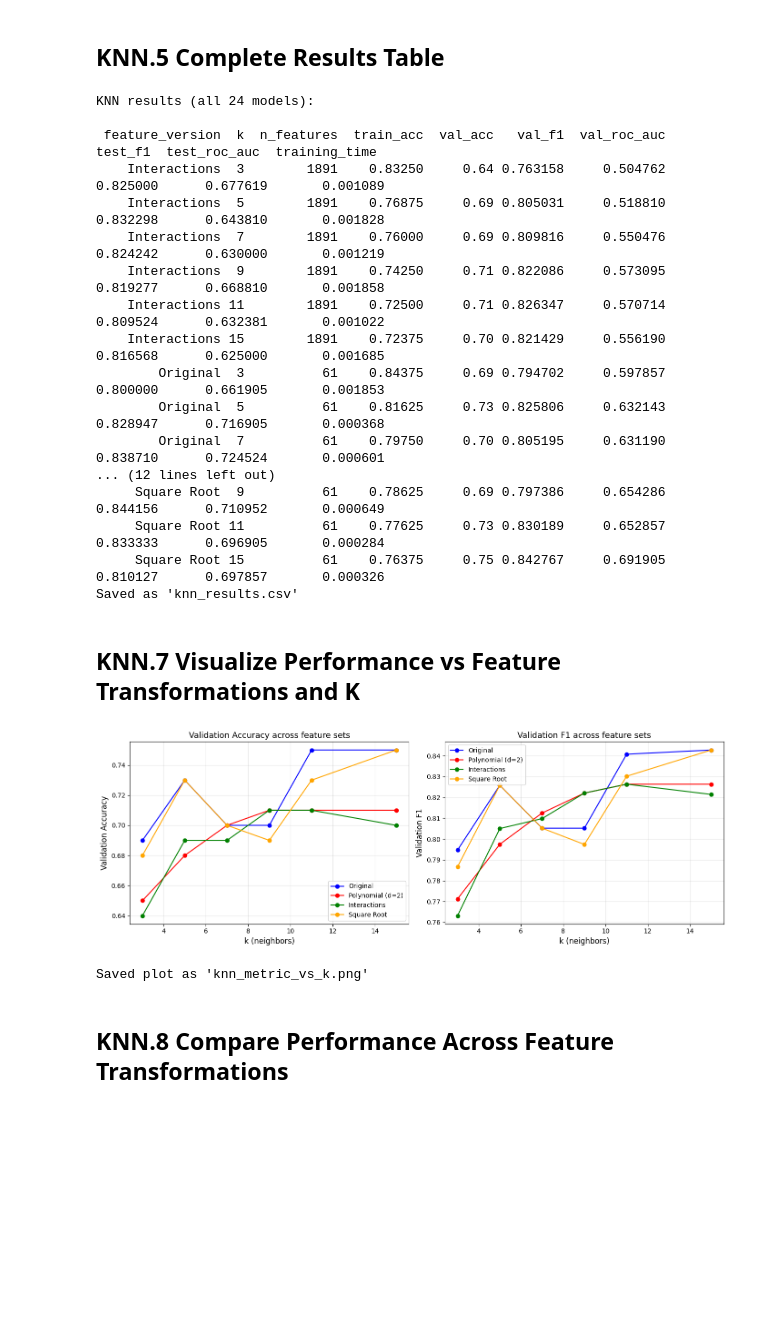
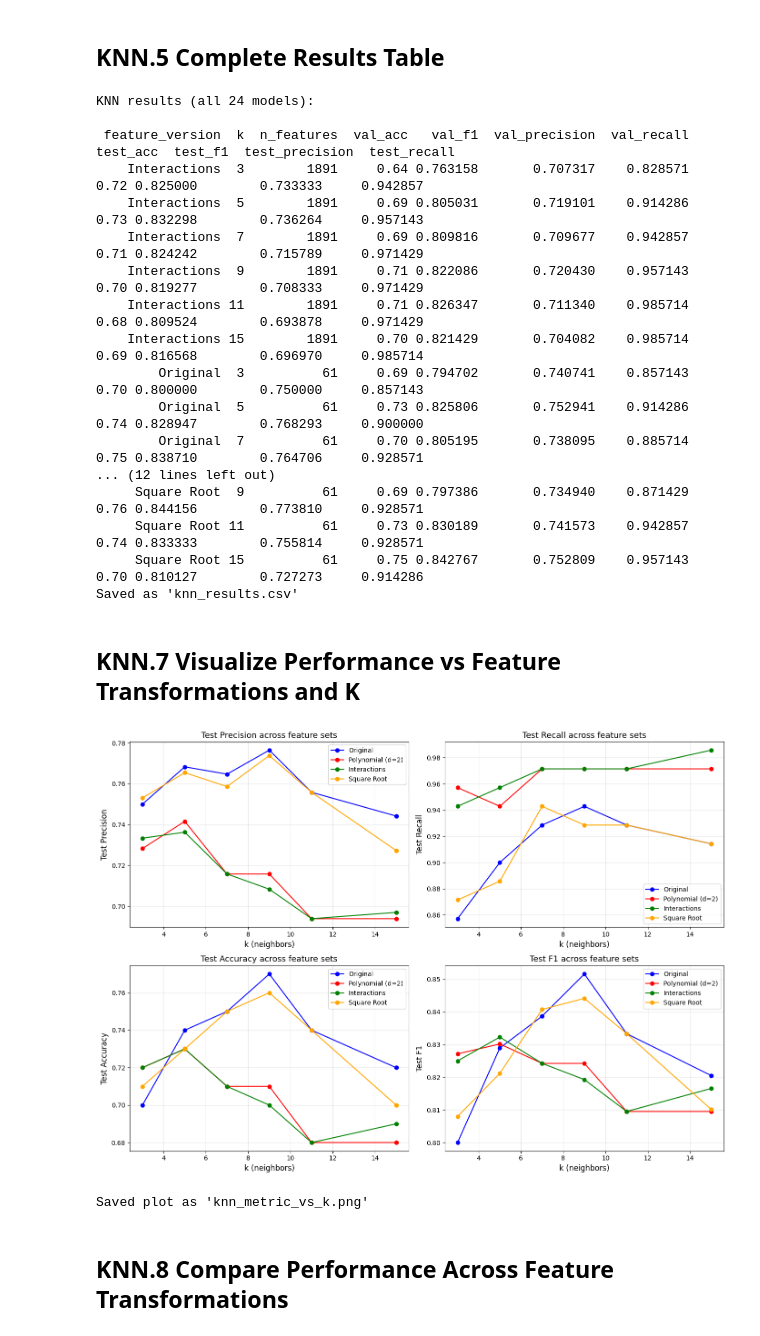
Before and after one commit to Zesan-Rahman/MachineLearningProject, a Jupyter notebook: Project.ipynb, the cells around one changed output. Saved outputs shown, nothing was run; the diff lists cells and outputs as text; code cells hidden in the pictures; blank space fills up the shorter version.

```diff
--- a/Project.ipynb
+++ b/Project.ipynb
@@ -406,5 +408,5 @@ for col in square_features:
     Z1_val[col + "_sq"] = Z1_val[col] ** 2
     Z1_test[col + "_sq"] = Z1_test[col] ** 2
 
-run_log_reg(Z1_train, y_train, Z1_val, y_val, Z1_test, y_test, "Z1: Squared Features credit_amount and age")
+run_log_reg(Z1_train, y_train, Z1_val, y_val, Z1_test, y_test, "Z1")
 # %% [output]
@@ -428,5 +432,5 @@ for col in cubic_features:
     Z2_val[col + "_cube"] = Z2_val[col] ** 3
     Z2_test[col + "_cube"] = Z2_test[col] ** 3
 
-run_log_reg(Z2_train, y_train, Z2_val, y_val, Z2_test, y_test, "Z2: Cubic Features")
+run_log_reg(Z2_train, y_train, Z2_val, y_val, Z2_test, y_test, "Z2")
 # %% [output]
@@ -453,5 +459,5 @@ Z3_train[f1 + "_x_" + f2 + "_x_" + f3 + "_x_" + f4] = Z3_train[f1] * Z3_train[f2
 Z3_val[f1 + "_x_" + f2 + "_x_" + f3  + "_x_" + f4] = Z3_val[f1] * Z3_val[f2] * Z3_val[f3] * Z3_val[f4]
 Z3_test[f1 + "_x_" + f2 + "_x_" + f3  + "_x_" + f4] = Z3_test[f1] * Z3_test[f2] * Z3_test[f3] * Z3_test[f4]
 
-run_log_reg(Z3_train, y_train, Z3_val, y_val, Z3_test, y_test, "Z3: duration * credit_amount * age * installment_commitment")
+run_log_reg(Z3_train, y_train, Z3_val, y_val, Z3_test, y_test, "Z3")
 # %% [output]
@@ -663,18 +689,21 @@ for feat_name, (X_tr, X_v, X_te) in feature_sets.items():
             'feature_version': feat_name,
             'k': k,
             'n_features': X_tr.shape[1],
+
             'train_acc': accuracy_score(y_train, y_train_pred),
+            'train_precision': precision_score(y_train, y_train_pred),
+            'train_recall': recall_score(y_train, y_train_pred),
+            'train_f1': f1_score(y_train, y_train_pred),
+
             'val_acc': accuracy_score(y_val, y_val_pred),
-            'test_acc': accuracy_score(y_test, y_test_pred),
             'val_precision': precision_score(y_val, y_val_pred),
             'val_recall': recall_score(y_val, y_val_pred),
             'val_f1': f1_score(y_val, y_val_pred),
-            'val_roc_auc': roc_auc_score(y_val, y_val_proba),
+
+            'test_acc': accuracy_score(y_test, y_test_pred),
             'test_precision': precision_score(y_test, y_test_pred),
             'test_recall': recall_score(y_test, y_test_pred),
             'test_f1': f1_score(y_test, y_test_pred),
-            'test_roc_auc': roc_auc_score(y_test, y_test_proba),
-            'training_time': training_time,
         })
 
 knn_results_df = pd.DataFrame(knn_results).sort_values(['feature_version', 'k']).reset_index(drop=True)
@@ -689,8 +718,8 @@ Best validation F1: 0.8428 using Original with k=15
 # %%
 cols_to_show = [
     'feature_version', 'k', 'n_features',
-    'train_acc', 'val_acc', 'val_f1', 'val_roc_auc',
-    'test_f1', 'test_roc_auc', 'training_time'
+    'val_acc', 'val_f1', 'val_precision', 'val_recall',
+    'test_acc', 'test_f1', 'test_precision', 'test_recall'
 ]
 print("KNN results (all 24 models):\n")
 print(knn_results_df[cols_to_show].to_string(index=False))
@@ -700,45 +729,52 @@ print("Saved as 'knn_results.csv'")
 # %% [output]
 KNN results (all 24 models):
 
- feature_version  k  n_features  train_acc  val_acc   val_f1  val_roc_auc  test_f1  test_roc_auc  training_time
-    Interactions  3        1891    0.83250     0.64 0.763158     0.504762 0.825000      0.677619       0.001089
-    Interactions  5        1891    0.76875     0.69 0.805031     0.518810 0.832298      0.643810       0.001828
-    Interactions  7        1891    0.76000     0.69 0.809816     0.550476 0.824242      0.630000       0.001219
-    Interactions  9        1891    0.74250     0.71 0.822086     0.573095 0.819277      0.668810       0.001858
-    Interactions 11        1891    0.72500     0.71 0.826347     0.570714 0.809524      0.632381       0.001022
-    Interactions 15        1891    0.72375     0.70 0.821429     0.556190 0.816568      0.625000       0.001685
-        Original  3          61    0.84375     0.69 0.794702     0.597857 0.800000      0.661905       0.001853
-        Original  5          61    0.81625     0.73 0.825806     0.632143 0.828947      0.716905       0.000368
-        Original  7          61    0.79750     0.70 0.805195     0.631190 0.838710      0.724524       0.000601
+ feature_version  k  n_features  val_acc   val_f1  val_precision  val_recall  test_acc  test_f1  test_precision  test_recall
+    Interactions  3        1891     0.64 0.763158       0.707317    0.828571      0.72 0.825000        0.733333     0.942857
+    Interactions  5        1891     0.69 0.805031       0.719101    0.914286      0.73 0.832298        0.736264     0.957143
+    Interactions  7        1891     0.69 0.809816       0.709677    0.942857      0.71 0.824242        0.715789     0.971429
+    Interactions  9        1891     0.71 0.822086       0.720430    0.957143      0.70 0.819277        0.708333     0.971429
+    Interactions 11        1891     0.71 0.826347       0.711340    0.985714      0.68 0.809524        0.693878     0.971429
+    Interactions 15        1891     0.70 0.821429       0.704082    0.985714      0.69 0.816568        0.696970     0.985714
+        Original  3          61     0.69 0.794702       0.740741    0.857143      0.70 0.800000        0.750000     0.857143
+        Original  5          61     0.73 0.825806       0.752941    0.914286      0.74 0.828947        0.768293     0.900000
+        Original  7          61     0.70 0.805195       0.738095    0.885714      0.75 0.838710        0.764706     0.928571
 ... (12 lines left out)
-     Square Root  9          61    0.78625     0.69 0.797386     0.654286 0.844156      0.710952       0.000649
-     Square Root 11          61    0.77625     0.73 0.830189     0.652857 0.833333      0.696905       0.000284
-     Square Root 15          61    0.76375     0.75 0.842767     0.691905 0.810127      0.697857       0.000326
+     Square Root  9          61     0.69 0.797386       0.734940    0.871429      0.76 0.844156        0.773810     0.928571
+     Square Root 11          61     0.73 0.830189       0.741573    0.942857      0.74 0.833333        0.755814     0.928571
+     Square Root 15          61     0.75 0.842767       0.752809    0.957143      0.70 0.810127        0.727273     0.914286
 Saved as 'knn_results.csv'
 # %% [markdown]
 ## KNN.7 Visualize Performance vs Feature Transformations and K
 # %%
-fig, axes = plt.subplots(1, 2, figsize=(14, 5))
-metrics = [('val_acc', 'Validation Accuracy'), ('val_f1', 'Validation F1')]
+fig, axes = plt.subplots(2, 2, figsize=(14, 10))
+axes = axes.flatten()
+
+metrics = [
+    ('test_precision', 'Test Precision'),
+    ('test_recall', 'Test Recall'),
+    ('test_acc', 'Test Accuracy'),
+    ('test_f1', 'Test F1')
+]
 colors = {'Original': 'blue', 'Polynomial (d=2)': 'red', 'Interactions': 'green', 'Square Root': 'orange'}
 
 for ax, (metric, title) in zip(axes, metrics):
     for feat_name in feature_sets.keys():
         data = knn_results_df[knn_results_df['feature_version'] == feat_name].sort_values('k')
         ax.plot(data['k'], data[metric], marker='o', label=feat_name, color=colors.get(feat_name, None))
     ax.set_xlabel('k (neighbors)', fontsize=12)
     ax.set_ylabel(title, fontsize=12)
     ax.set_title(f'{title} across feature sets', fontsize=13)
     ax.grid(True, alpha=0.3)
     ax.legend()
 
 plt.tight_layout()
 plt.savefig('knn_metric_vs_k.png', dpi=300, bbox_inches='tight')
 plt.show()
 
 print("Saved plot as 'knn_metric_vs_k.png'")
 # %% [output]
-[figure, old version]
+[figure, new version]
 Saved plot as 'knn_metric_vs_k.png'
 # %% [markdown]
 ## KNN.8 Compare Performance Across Feature Transformations
```
Also changed, not shown: parts of 10 cells of this notebook.
